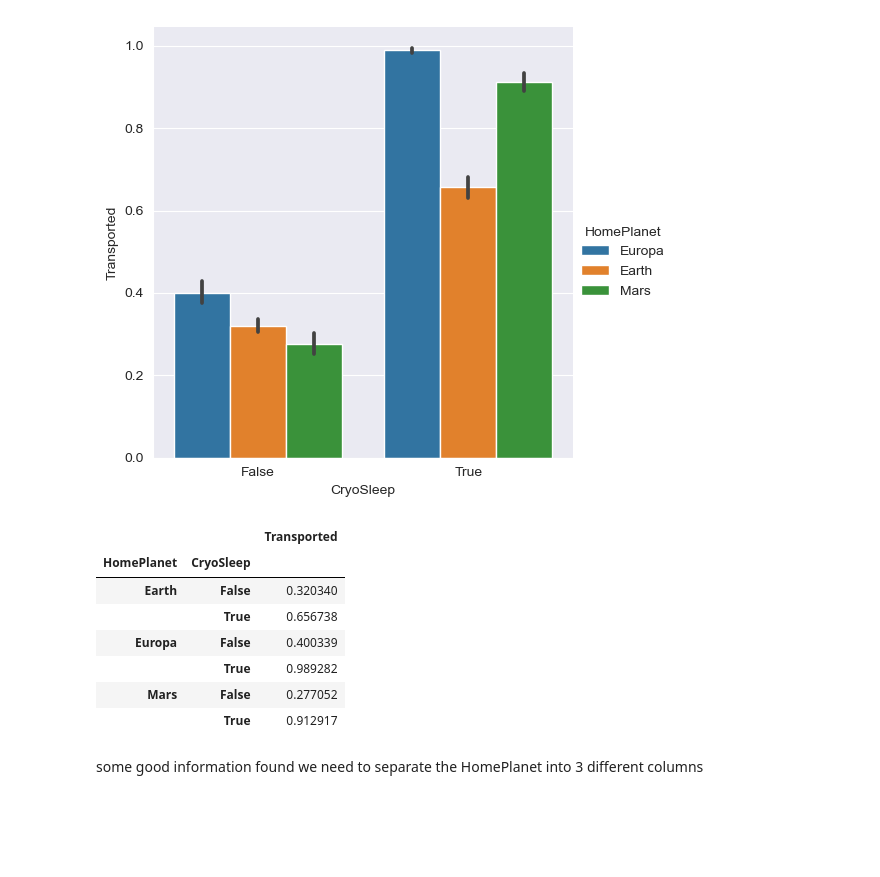
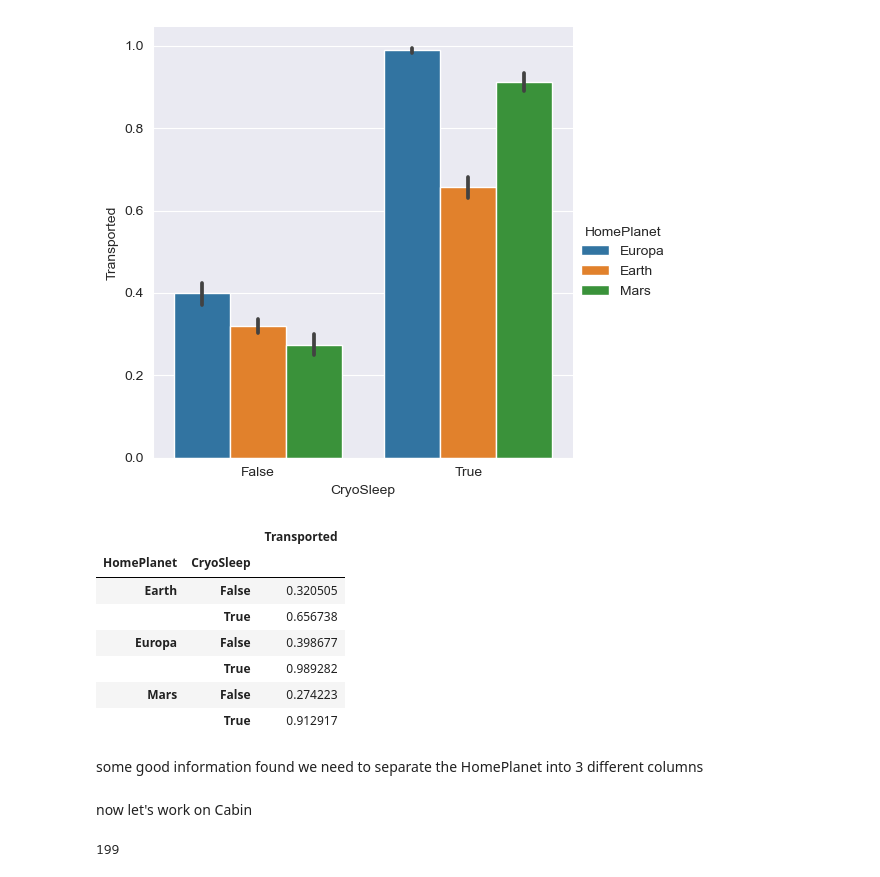
Before and after one commit to MjMoshiri/Kaggle-competitions, a Jupyter notebook: Spaceship Titanic/notebook.ipynb, the cells around one changed output. Drawn from its saved outputs; the diff is of its cells as text; code cells hidden in the pictures; blank space fills up the shorter version.

```diff
--- a/Spaceship Titanic/notebook.ipynb
+++ b/Spaceship Titanic/notebook.ipynb
@@ -89,6 +85,10 @@ plt.show()
 # %%
 #Relationship between GroupRange (each 500 e.g. 1-500, 501-1000, etc.) and Transported by percentage
-v1_data['GroupRange'] = v1_data['Group'].apply(lambda x: x//500)
-sns.barplot(x='GroupRange', y='Transported', data=v1_data)
+def group_range(data):
+    data['GroupRange'] = data['Group'].apply(lambda x: (x // 500) * 500)
+    return data
+data_v1 = group_range(data_v1)
+cleaning_pipeline.append(group_range)
+sns.barplot(x='GroupRange', y='Transported', data=data_v1)
 plt.show()
 # %% [output]
@@ -203,0 +221,19 @@ sns.barplot(x='CryoSleep', y='Transported', data=v1_data[v1_data['CryoSleep'].no
+# %%
+# go through missing values in CryoSleep and fill them with them accordingly :
+# if RoomService > 0 or FoodCourt > 0 or ShoppingMall > 0 or Spa > 0 or VRDeck > 0 then CryoSleep = False
+print(data_v1[data_v1['CryoSleep'].isnull()].shape)
+def fill_missing_cryo_sleep(data):
+    for index, row in data.iterrows():
+        cryo_sleep = row['CryoSleep']
+        room_service = row['RoomService']
+        food_court = row['FoodCourt']
+        shopping_mall = row['ShoppingMall']
+        spa = row['Spa']
+        vr_deck = row['VRDeck']
+        if pd.isnull(cryo_sleep):
+            if room_service > 0 or food_court > 0 or shopping_mall > 0 or spa > 0 or vr_deck > 0:
+                data.at[index, 'CryoSleep'] = False
+    return data
+data_v1 = fill_missing_cryo_sleep(data_v1)
+cleaning_pipeline.append(fill_missing_cryo_sleep)
+print(data_v1[data_v1['CryoSleep'].isnull()].shape)
@@ -209,15 +266,15 @@ sns.catplot(x='CryoSleep', y='Transported', hue='HomePlanet', kind='bar', data=v
 [figure]
 # %%
 # Percentage of Transported by HomePlanet and CryoSleep
-v1_data.groupby(['HomePlanet', 'CryoSleep'])['Transported'].mean().to_frame()
+data_v1.groupby(['HomePlanet', 'CryoSleep'])['Transported'].mean().to_frame()
 # %% [output]
 |  |  | Transported |
 | HomePlanet | CryoSleep |  |
-| Earth | False | 0.320340 |
+| Earth | False | 0.320505 |
 |  | True | 0.656738 |
-| Europa | False | 0.400339 |
+| Europa | False | 0.398677 |
 |  | True | 0.989282 |
-| Mars | False | 0.277052 |
+| Mars | False | 0.274223 |
 |  | True | 0.912917 |
 # %% [markdown]
 some good information found we need to separate the HomePlanet into 3 different columns
@@ -226,0 +288,6 @@ v1_data = pd.concat([v1_data, dummies], axis=1)
+# %% [markdown]
+now let's work on Cabin
+# %%
+data_v1['Cabin'].isnull().sum()
+# %% [output]
+199
```
Also changed, not shown: parts of 55 cells of this notebook, 2 other files.
